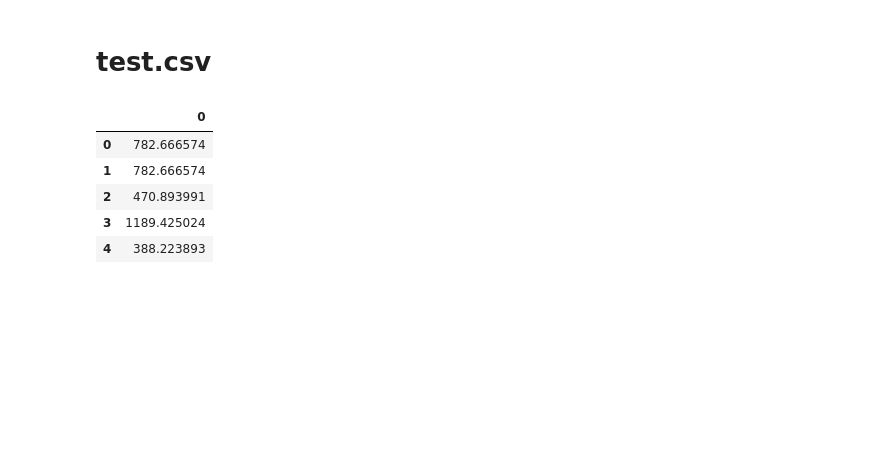
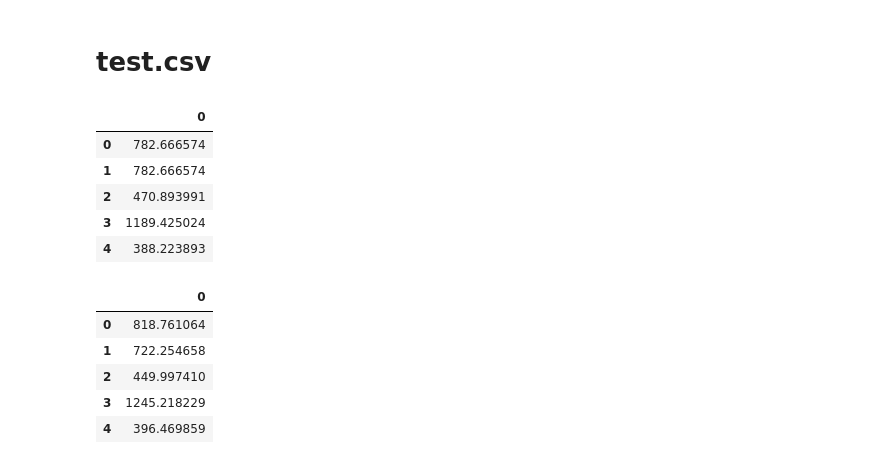
Before and after one commit to fairyofstats/taxi, a Jupyter notebook: kaggle_ML.ipynb, the cells around one changed output. Cells and saved outputs as stored; diff of their text form; code cells hidden in the pictures; blank space fills up the shorter version.

```diff
--- a/kaggle_ML.ipynb
+++ b/kaggle_ML.ipynb
@@ -112,0 +117,3 @@ array([4.61023869e-04, 4.77581572e-03, 2.16416852e-02, 5.09955853e-03,
+# %%
+tree_2 = DecisionTreeRegressor(max_depth=9, random_state=1)
+tree_2.fit(X_train, y_train)
@@ -138,7 +176,7 @@ tdummy_time_n = pd.get_dummies(taxi_test['time_n'],prefix='time_n')
 tdummy_vendor_id = pd.get_dummies(taxi_test['vendor_id'], prefix='id')
 tdummy_store = pd.get_dummies(taxi_test['store_and_fwd_flag'], prefix='snf')
 # %%
-X_t = taxi_test[['pickup_latitude', 'pickup_longitude', 'dropoff_latitude', 'dropoff_longitude', 'distance']]
+X_t = taxi_test[['ave_speed_x','ave_speed_y', 'distance']]
 # %%
 dfX_t = pd.concat([X_t, tdummy_store, tdummy_time_n, tdummy_vendor_id], axis=1)
 # %%
@@ -158,3 +196,16 @@ t_y.head()
 submission_test = pd.concat([taxi_test['id'], t_y], axis=1)
 # %%
 submission_test.to_csv('submission_2.csv', sep=',', na_rep='NaN')
+# %%
+t_y_2 = tree_2.predict(dfX_t)
+# %%
+t_y_2 = pd.DataFrame(t_y_2)
+# %%
+t_y_2.head()
+# %% [output]
+|  | 0 |
+| 0 | 818.761064 |
+| 1 | 722.254658 |
+| 2 | 449.997410 |
+| 3 | 1245.218229 |
+| 4 | 396.469859 |
```
Also changed, not shown: parts of 48 cells of this notebook, 5 other files.
